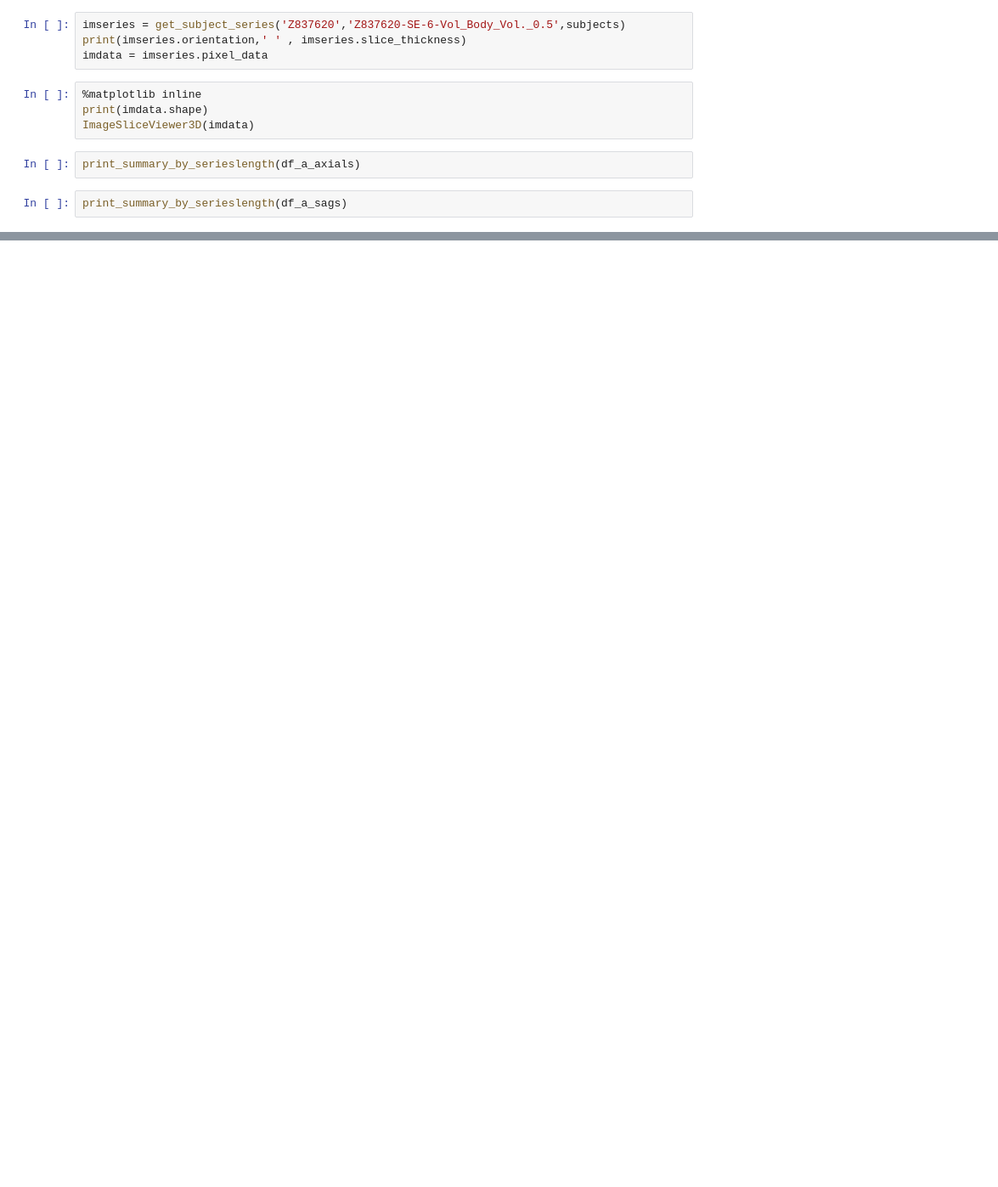
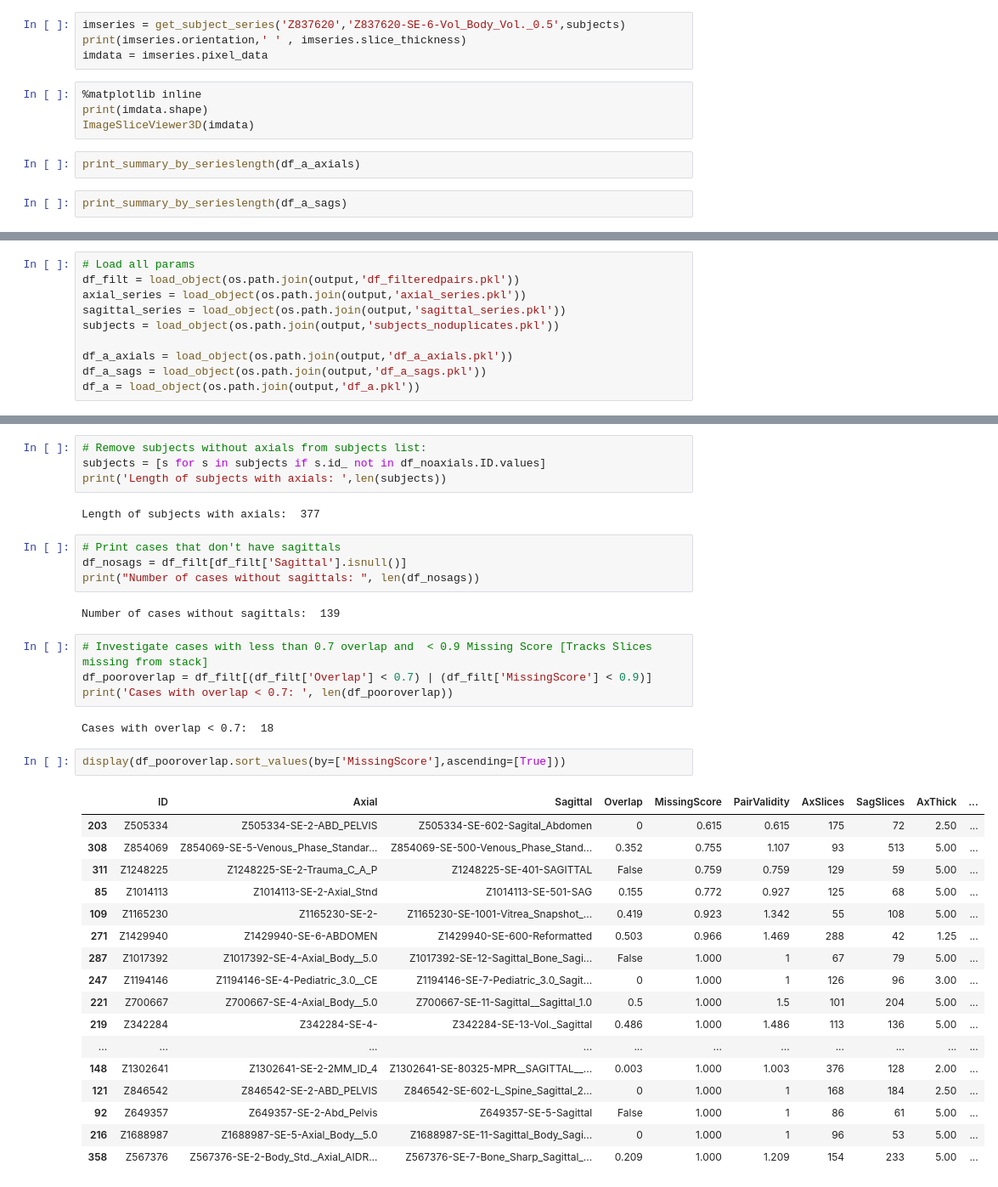
Before and after one commit to cchmc-dll/pediatric_sarcopenia_pipeline, a Jupyter notebook: run_sma_experiment.ipynb, the cells around one changed output, grey strips where cells are left out. Shown at 85% size. Cells and saved outputs as stored; diff of their text form; blank space fills up the shorter version.

```diff
--- a/run_sma_experiment.ipynb
+++ b/run_sma_experiment.ipynb
@@ -926,0 +350,10 @@ save_object(sagittals_final, os.path.join(output,'sagittals_final.pkl'))
+# %%
+# Load all params
+df_filt = load_object(os.path.join(output,'df_filteredpairs.pkl'))
+axial_series = load_object(os.path.join(output,'axial_series.pkl'))
+sagittal_series = load_object(os.path.join(output,'sagittal_series.pkl'))
+subjects = load_object(os.path.join(output,'subjects_noduplicates.pkl'))
+
+df_a_axials = load_object(os.path.join(output,'df_a_axials.pkl'))
+df_a_sags = load_object(os.path.join(output,'df_a_sags.pkl'))
+df_a = load_object(os.path.join(output,'df_a.pkl'))
@@ -926,0 +379,38 @@ save_object(sagittals_final, os.path.join(output,'sagittals_final.pkl'))
+# %%
+# Remove subjects without axials from subjects list:
+subjects = [s for s in subjects if s.id_ not in df_noaxials.ID.values]
+print('Length of subjects with axials: ',len(subjects))
+# %% [output]
+Length of subjects with axials:  377
+# %%
+# Print cases that don't have sagittals
+df_nosags = df_filt[df_filt['Sagittal'].isnull()]
+print("Number of cases without sagittals: ", len(df_nosags))
+# %% [output]
+Number of cases without sagittals:  139
+# %%
+# Investigate cases with less than 0.7 overlap and  < 0.9 Missing Score [Tracks Slices missing from stack]
+df_pooroverlap = df_filt[(df_filt['Overlap'] < 0.7) | (df_filt['MissingScore'] < 0.9)]
+print('Cases with overlap < 0.7: ', len(df_pooroverlap))
+# %% [output]
+Cases with overlap < 0.7:  18
+# %%
+display(df_pooroverlap.sort_values(by=['MissingScore'],ascending=[True]))
+# %% [output]
+|  | ID | Axial | Sagittal | Overlap | MissingScore | PairValidity | AxSlices | SagSlices | AxThick | ... |
+| 203 | Z505334 | Z505334-SE-2-ABD_PELVIS | Z505334-SE-602-Sagital_Abdomen | 0 | 0.615 | 0.615 | 175 | 72 | 2.50 | ... |
+| 308 | Z854069 | Z854069-SE-5-Venous_Phase_Standar... | Z854069-SE-500-Venous_Phase_Stand... | 0.352 | 0.755 | 1.107 | 93 | 513 | 5.00 | ... |
+| 311 | Z1248225 | Z1248225-SE-2-Trauma_C_A_P | Z1248225-SE-401-SAGITTAL | False | 0.759 | 0.759 | 129 | 59 | 5.00 | ... |
+| 85 | Z1014113 | Z1014113-SE-2-Axial_Stnd | Z1014113-SE-501-SAG | 0.155 | 0.772 | 0.927 | 125 | 68 | 5.00 | ... |
+| 109 | Z1165230 | Z1165230-SE-2- | Z1165230-SE-1001-Vitrea_Snapshot_... | 0.419 | 0.923 | 1.342 | 55 | 108 | 5.00 | ... |
+| 271 | Z1429940 | Z1429940-SE-6-ABDOMEN | Z1429940-SE-600-Reformatted | 0.503 | 0.966 | 1.469 | 288 | 42 | 1.25 | ... |
+| 287 | Z1017392 | Z1017392-SE-4-Axial_Body__5.0 | Z1017392-SE-12-Sagittal_Bone_Sagi... | False | 1.000 | 1 | 67 | 79 | 5.00 | ... |
+| 247 | Z1194146 | Z1194146-SE-4-Pediatric_3.0__CE | Z1194146-SE-7-Pediatric_3.0_Sagit... | 0 | 1.000 | 1 | 126 | 96 | 3.00 | ... |
+| 221 | Z700667 | Z700667-SE-4-Axial_Body__5.0 | Z700667-SE-11-Sagittal__Sagittal_1.0 | 0.5 | 1.000 | 1.5 | 101 | 204 | 5.00 | ... |
+| 219 | Z342284 | Z342284-SE-4- | Z342284-SE-13-Vol._Sagittal | 0.486 | 1.000 | 1.486 | 113 | 136 | 5.00 | ... |
+| ... | ... | ... | ... | ... | ... | ... | ... | ... | ... | ... |
+| 148 | Z1302641 | Z1302641-SE-2-2MM_ID_4 | Z1302641-SE-80325-MPR__SAGITTAL__... | 0.003 | 1.000 | 1.003 | 376 | 128 | 2.00 | ... |
+| 121 | Z846542 | Z846542-SE-2-ABD_PELVIS | Z846542-SE-602-L_Spine_Sagittal_2... | 0 | 1.000 | 1 | 168 | 184 | 2.50 | ... |
+| 92 | Z649357 | Z649357-SE-2-Abd_Pelvis | Z649357-SE-5-Sagittal | False | 1.000 | 1 | 86 | 61 | 5.00 | ... |
+| 216 | Z1688987 | Z1688987-SE-5-Axial_Body__5.0 | Z1688987-SE-11-Sagittal_Body_Sagi... | 0 | 1.000 | 1 | 96 | 53 | 5.00 | ... |
+| 358 | Z567376 | Z567376-SE-2-Body_Std._Axial_AIDR... | Z567376-SE-7-Bone_Sharp_Sagittal_... | 0.209 | 1.000 | 1.209 | 154 | 233 | 5.00 | ... |
```
Also changed, not shown: parts of 152 cells of this notebook, 3 other files.
